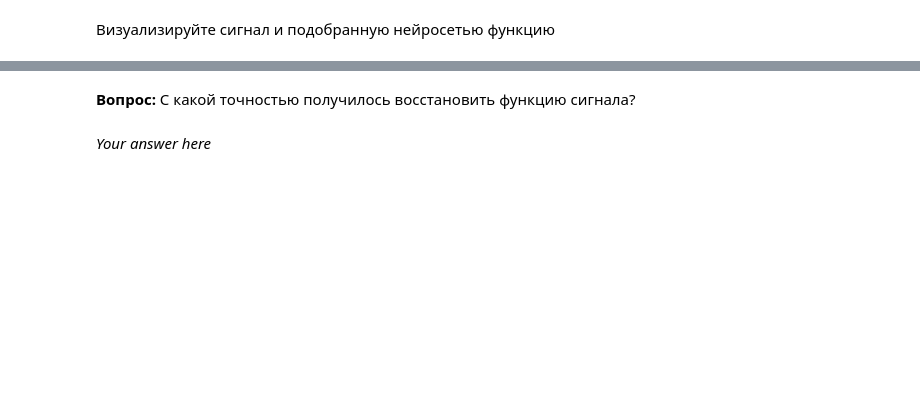
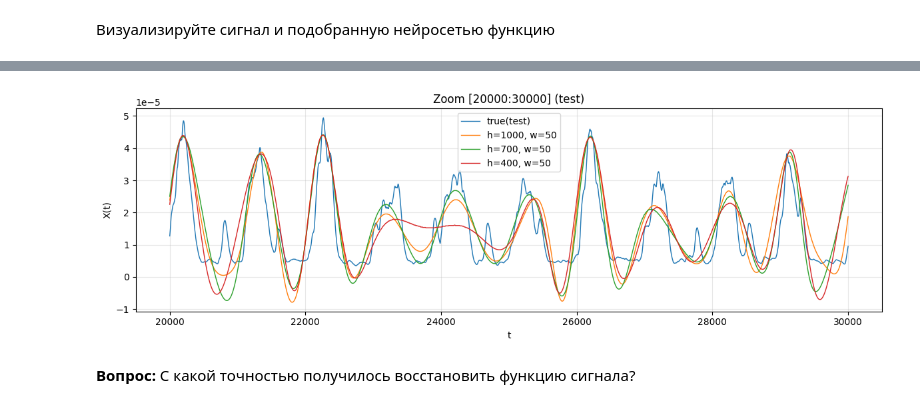
Before and after one commit to Saharochekl/FSR_ML, a Jupyter notebook: hometasks/Theme 10/Sem10_01.ipynb, the cells around one changed output, grey strips where cells are left out. Drawn from its saved outputs; the diff is of its cells as text; code cells hidden in the pictures; blank space fills up the shorter version.

```diff
--- a/hometasks/Theme 10/Sem10_01.ipynb
+++ b/hometasks/Theme 10/Sem10_01.ipynb
@@ -554,4 +659,28 @@ plt.show()
+# %%
+t_test = t[mask_test.numpy()]
+x_test = x[mask_test.numpy()]
+# окно, где много пиков
+a, b = 20000, 30000
+win = (t_test >= a) & (t_test <= b)
+
+plt.figure(figsize=(12,4))
+plt.plot(t_test[win], x_test[win], label="true(test)", linewidth=1)
+
+for h, w in top:
+    m, _ = models[(int(h), int(w))]
+    m.eval()
+    with torch.no_grad():
+        pred_te_n = m(T_test)
+        pred_te = inv_scale(pred_te_n, x_mean, x_std).detach().cpu().numpy().reshape(-1)
+    plt.plot(t_test[win], pred_te[win], linewidth=1, label=f"h={h}, w={w}")
+
+plt.title(f"Zoom [{a}:{b}] (test)")
+plt.xlabel("t"); plt.ylabel("X(t)")
+plt.grid(True, alpha=0.3)
+plt.legend()
+plt.tight_layout()
+plt.show()
+# %% [output]
+[figure, added]
 # %% [markdown]
 **Вопрос:** С какой точностью получилось восстановить функцию сигнала?
-# %% [markdown]
-*Your answer here*
```
Also changed, not shown: parts of 11 cells of this notebook.
